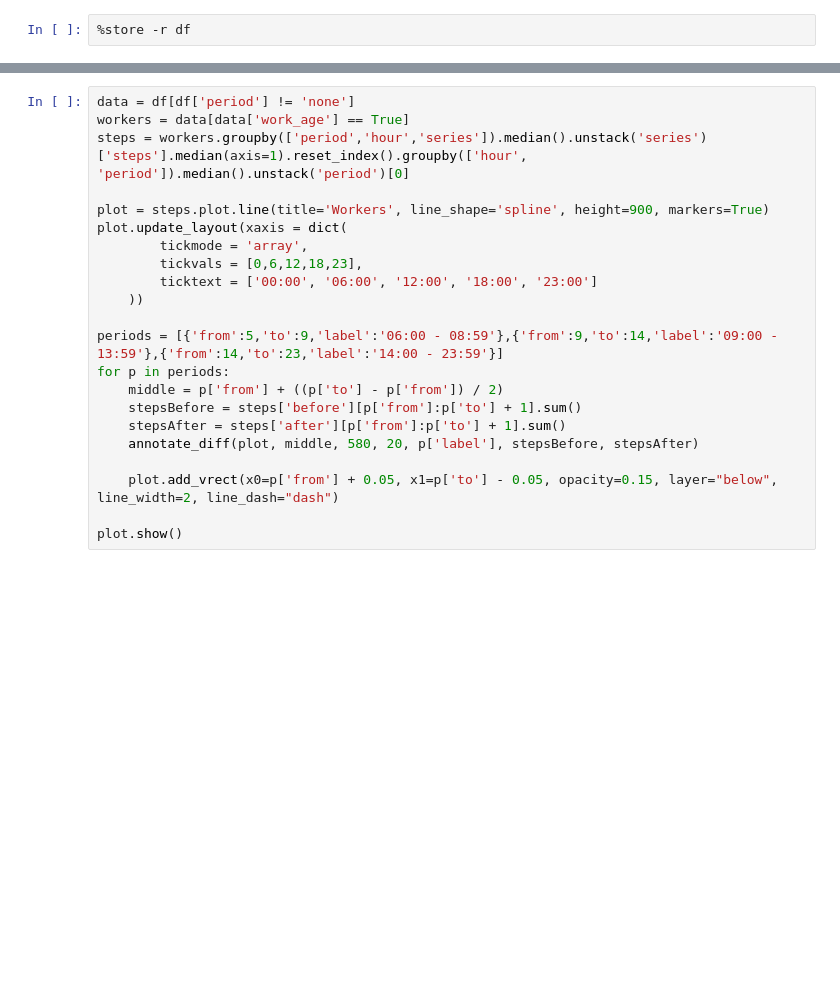
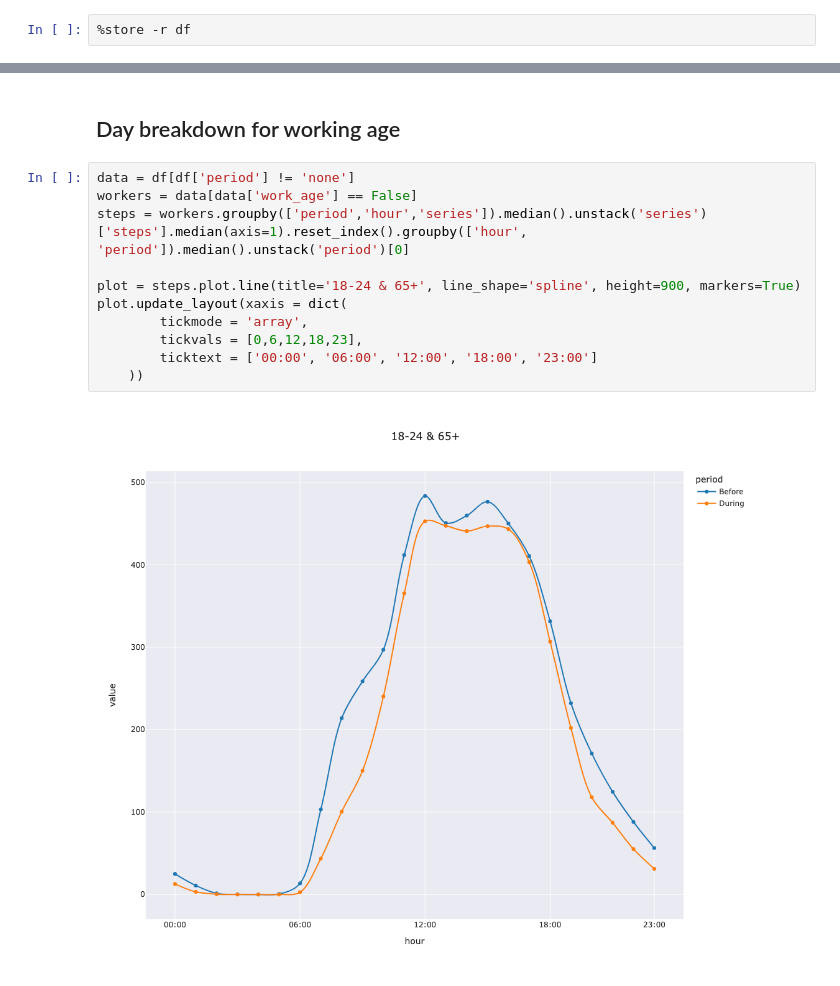
Before and after one commit to hci-gu/wfh-movement-jupyter, a Jupyter notebook: notebooks/DayBreakdown.ipynb, the cells around one changed output, grey strips where cells are left out. Drawn from its saved outputs; the diff is of its cells as text; blank space fills up the shorter version.

```diff
--- a/notebooks/DayBreakdown.ipynb
+++ b/notebooks/DayBreakdown.ipynb
@@ -63,22 +181,15 @@ plot.update_layout(xaxis = dict(
+# %% [markdown]
+## Day breakdown for working age
 # %%
 data = df[df['period'] != 'none']
-workers = data[data['work_age'] == True]
+workers = data[data['work_age'] == False]
 steps = workers.groupby(['period','hour','series']).median().unstack('series')['steps'].median(axis=1).reset_index().groupby(['hour', 'period']).median().unstack('period')[0]
 
-plot = steps.plot.line(title='Workers', line_shape='spline', height=900, markers=True)
+plot = steps.plot.line(title='18-24 & 65+', line_shape='spline', height=900, markers=True)
 plot.update_layout(xaxis = dict(
         tickmode = 'array',
         tickvals = [0,6,12,18,23],
         ticktext = ['00:00', '06:00', '12:00', '18:00', '23:00']
     ))
-
-periods = [{'from':5,'to':9,'label':'06:00 - 08:59'},{'from':9,'to':14,'label':'09:00 - 13:59'},{'from':14,'to':23,'label':'14:00 - 23:59'}]
-for p in periods:
-    middle = p['from'] + ((p['to'] - p['from']) / 2)
-    stepsBefore = steps['before'][p['from']:p['to'] + 1].sum()
-    stepsAfter = steps['after'][p['from']:p['to'] + 1].sum()
-    annotate_diff(plot, middle, 580, 20, p['label'], stepsBefore, stepsAfter)
-
-    plot.add_vrect(x0=p['from'] + 0.05, x1=p['to'] - 0.05, opacity=0.15, layer="below", line_width=2, line_dash="dash")
-
-plot.show()
+# %% [output]
+[figure, added]
```
Also changed, not shown: parts of 14 cells of this notebook, 8 other files.
